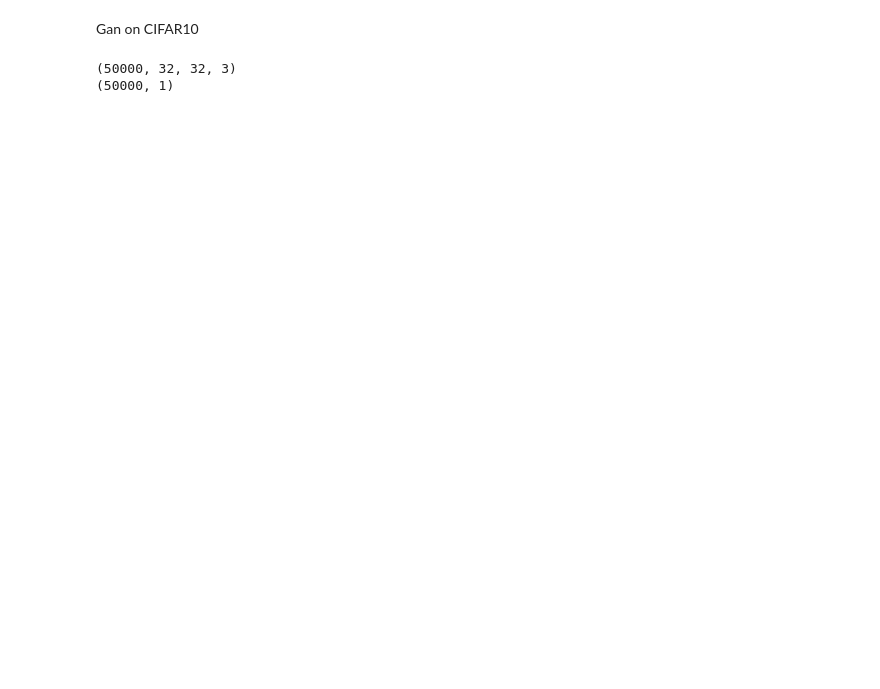
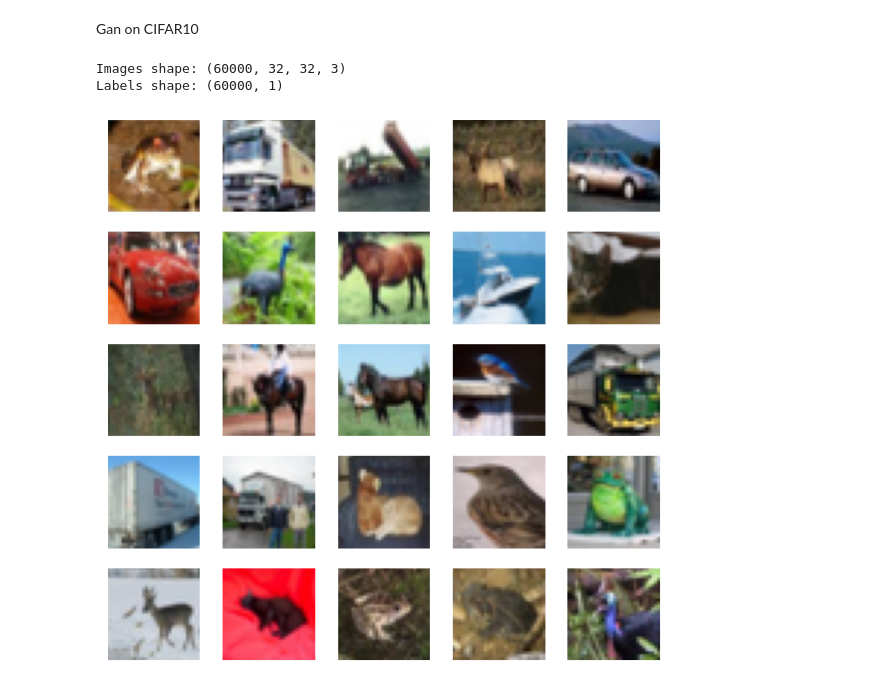
Before and after one commit to ERUD1T3/synthetic-data-gan, a Jupyter notebook: sources/dev.ipynb, the cells around one changed output. Cells and saved outputs as stored; diff of their text form; code cells hidden in the pictures; blank space fills up the shorter version.

```diff
--- a/sources/dev.ipynb
+++ b/sources/dev.ipynb
@@ -378,20 +392,24 @@ def make_gif():
 Gan on CIFAR10
 # %%
 # load cifar 10 dataset
-(train_images, train_labels), (_, _) = tf.keras.datasets.cifar10.load_data()
-# print shape of dataset
-print('training images shape', train_images.shape)
-print('training labels shape', train_labels.shape)
+(train_images, train_labels), (test_images, test_labels) = tf.keras.datasets.cifar10.load_data()
+# recombine the train and test data
+images = np.concatenate((train_images, test_images))
+labels = np.concatenate((train_labels, test_labels))
+# print the shape of the images
+print(f"Images shape: {images.shape}")
+print(f"Labels shape: {labels.shape}")
 
 # plot some images
 plt.figure(figsize=(10, 10))
 for i in range(25):
     plt.subplot(5, 5, i+1)
     plt.xticks([])
     plt.yticks([])
     plt.grid(False)
     plt.imshow(train_images[i], cmap=plt.cm.binary)
 plt.show()
 # %% [output]
-(50000, 32, 32, 3)
-(50000, 1)
+Images shape: (60000, 32, 32, 3)
+Labels shape: (60000, 1)
+[figure, added]
```
Also changed, not shown: parts of 24 cells of this notebook, 1 other file.
